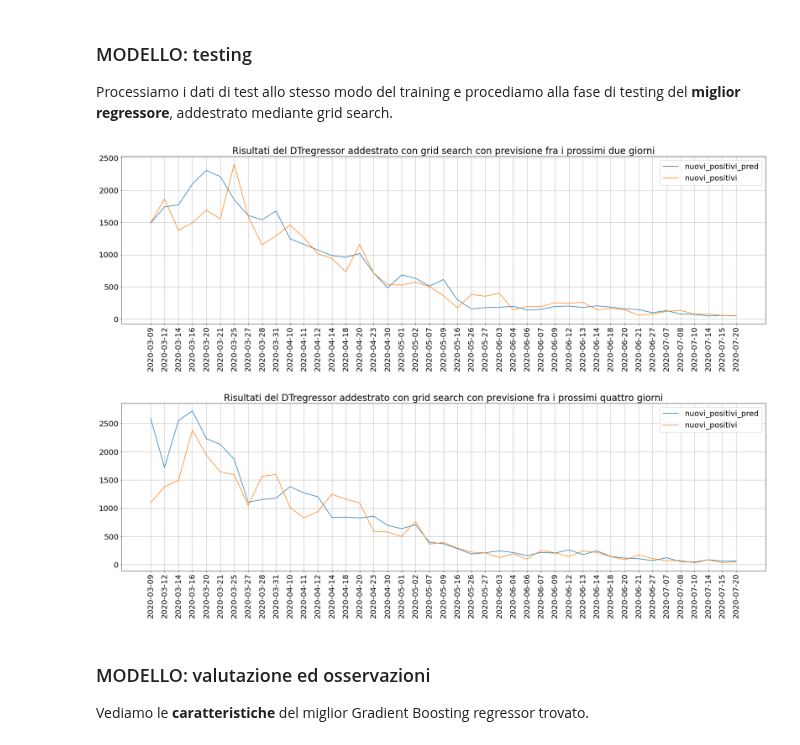
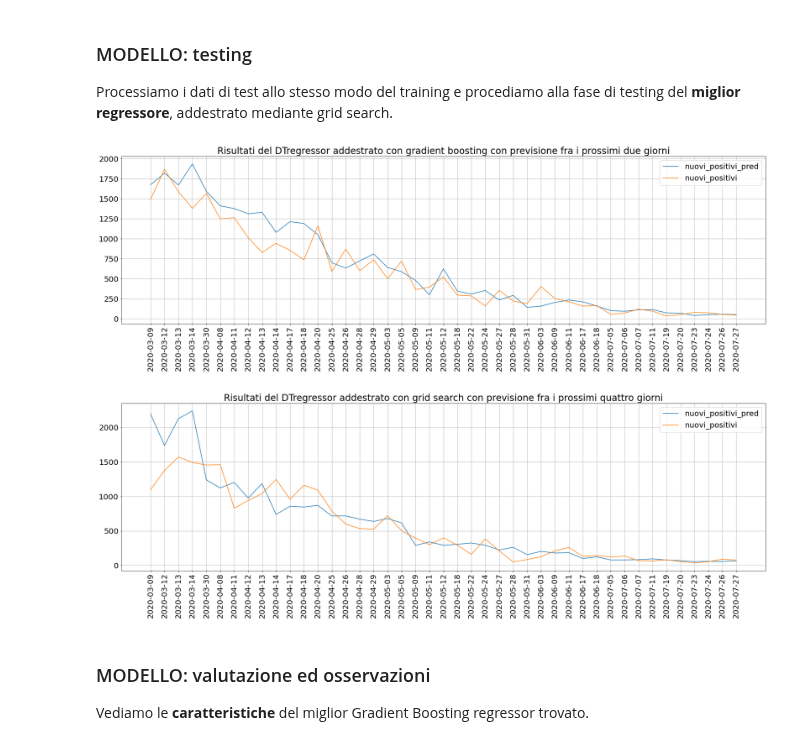
Before and after one commit to Tambup/MLDM_COVID-19, a Jupyter notebook: decisionTree/gradient_boosting.ipynb, the cells around one changed output. Drawn from its saved outputs; the diff is of its cells as text; code cells hidden in the pictures.

```diff
--- a/decisionTree/gradient_boosting.ipynb
+++ b/decisionTree/gradient_boosting.ipynb
@@ -54,7 +50,7 @@ Utilizziamo sempre l'**70%** dei records per il training set ed il restante per
 df = pd.read_csv("/content/drive/Shared drives/MLDM progetto/Datasets/dataset_finali/dataset_finale_medie_ponderate_rnd1.csv", parse_dates=["Data"], infer_datetime_format=True)
 
 #rnd_state = 432145 MOLTO MOLTO BUONO 777 22 42 6654
-rnd_state = 77777
+rnd_state = 432145
 predictor_columns = [
                      'pass_Ammoniaca',
                      'pass_Benzene',
@@ -216,16 +209,16 @@ predicted_4 = best_regressor_4.predict(test_X_imp)
 # %%
 x_triks=df.loc[list(test_X_2.index),['Data']]
 plt.rcParams.update({'font.size': 20})
 plt.rcParams["figure.figsize"] = (30, 8)
 plt.plot(predicted_2, label="nuovi_positivi_pred")
 plt.plot(test_y_2.values, label="nuovi_positivi")
 plt.xticks(np.arange(x_triks.shape[0]), (x_triks['Data'].dt.date), rotation=90)
 plt.legend()
 plt.grid()
-plt.title("Risultati del DTregressor addestrato con grid search con previsione fra i prossimi due giorni")
+plt.title("Risultati del DTregressor addestrato con gradient boosting con previsione fra i prossimi due giorni")
 plt.show()
 # %% [output]
-[figure, old version]
+[figure, new version]
 # %%
 x_triks=df.loc[list(test_X_4.index),['Data']]
 plt.rcParams.update({'font.size': 20})
@@ -238,7 +231,7 @@ plt.grid()
 plt.title("Risultati del DTregressor addestrato con grid search con previsione fra i prossimi quattro giorni")
 plt.show()
 # %% [output]
-[figure, old version]
+[figure, new version]
 # %% [markdown]
 ### MODELLO: valutazione ed osservazioni ###
 
```
Also changed, not shown: parts of 8 cells of this notebook.
